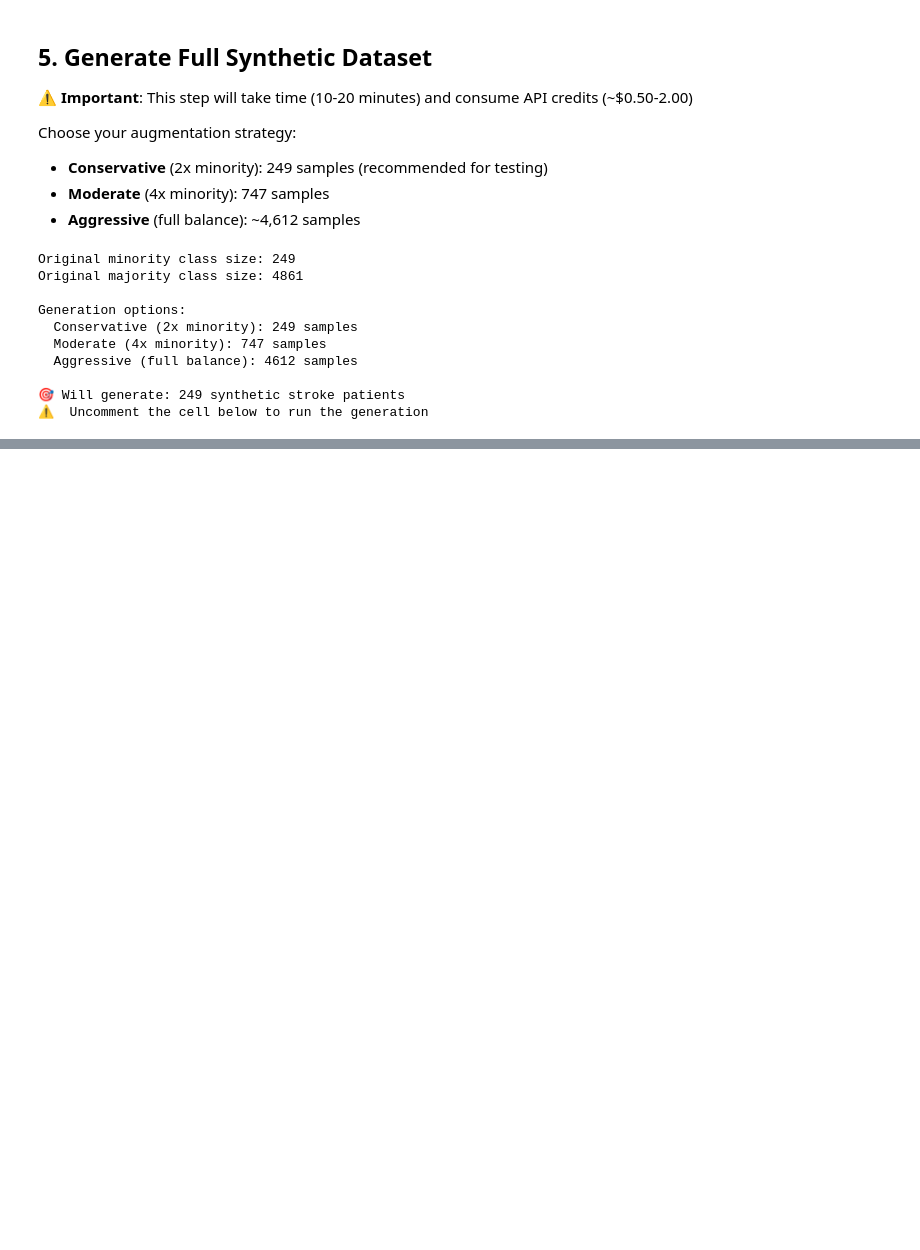
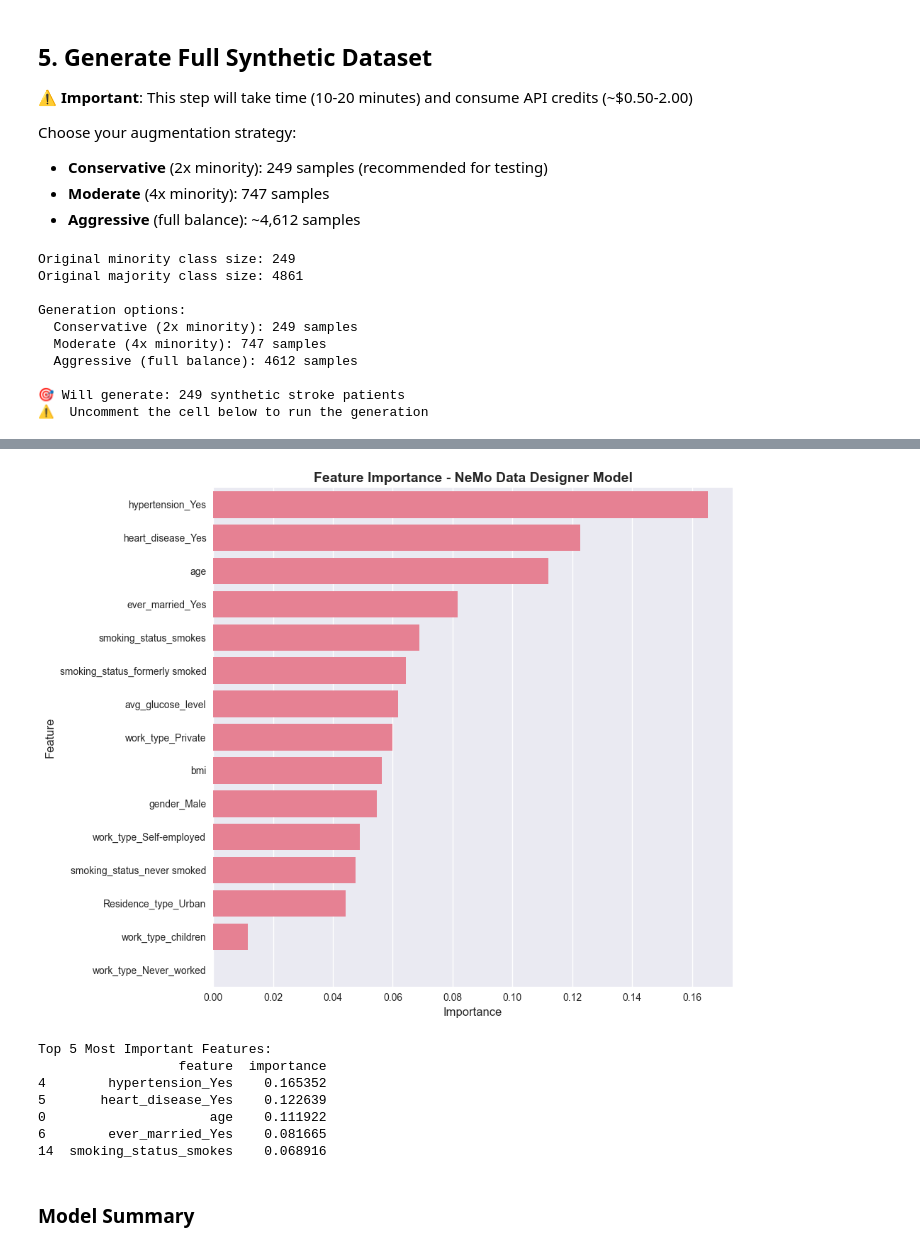
Before and after one commit to willmurray9/class-imbalance-testing, a Jupyter notebook: notebooks/nemo-data-designer-model.ipynb, the cells around one changed output, grey strips where cells are left out. Saved outputs shown, nothing was run; the diff lists cells and outputs as text; code cells hidden in the pictures; blank space fills up the shorter version.

```diff
--- a/notebooks/nemo-data-designer-model.ipynb
+++ b/notebooks/nemo-data-designer-model.ipynb
@@ -802,0 +1026,30 @@ print("⚠️ Uncomment after evaluation")
+# %%
+# Feature Importance
+plt.figure(figsize=(10, 8))
+feature_importance = ndd_model.feature_importances_
+feature_names = X_train.columns  # X_train already has features only (no 'stroke' column)
+importance_df = pd.DataFrame({
+    'feature': feature_names,
+    'importance': feature_importance
+}).sort_values('importance', ascending=False)
+
+sns.barplot(data=importance_df, x='importance', y='feature')
+plt.title('Feature Importance - NeMo Data Designer Model', fontsize=14, fontweight='bold')
+plt.xlabel('Importance', fontsize=12)
+plt.ylabel('Feature', fontsize=12)
+plt.tight_layout()
+plt.show()
+
+print("\nTop 5 Most Important Features:")
+print(importance_df.head())
+# %% [output]
+[figure, added]
+Top 5 Most Important Features:
+                  feature  importance
+4        hypertension_Yes    0.165352
+5       heart_disease_Yes    0.122639
+0                     age    0.111922
+6        ever_married_Yes    0.081665
+14  smoking_status_smokes    0.068916
+# %% [markdown]
+### Model Summary
```
Also changed, not shown: parts of 28 cells of this notebook.
